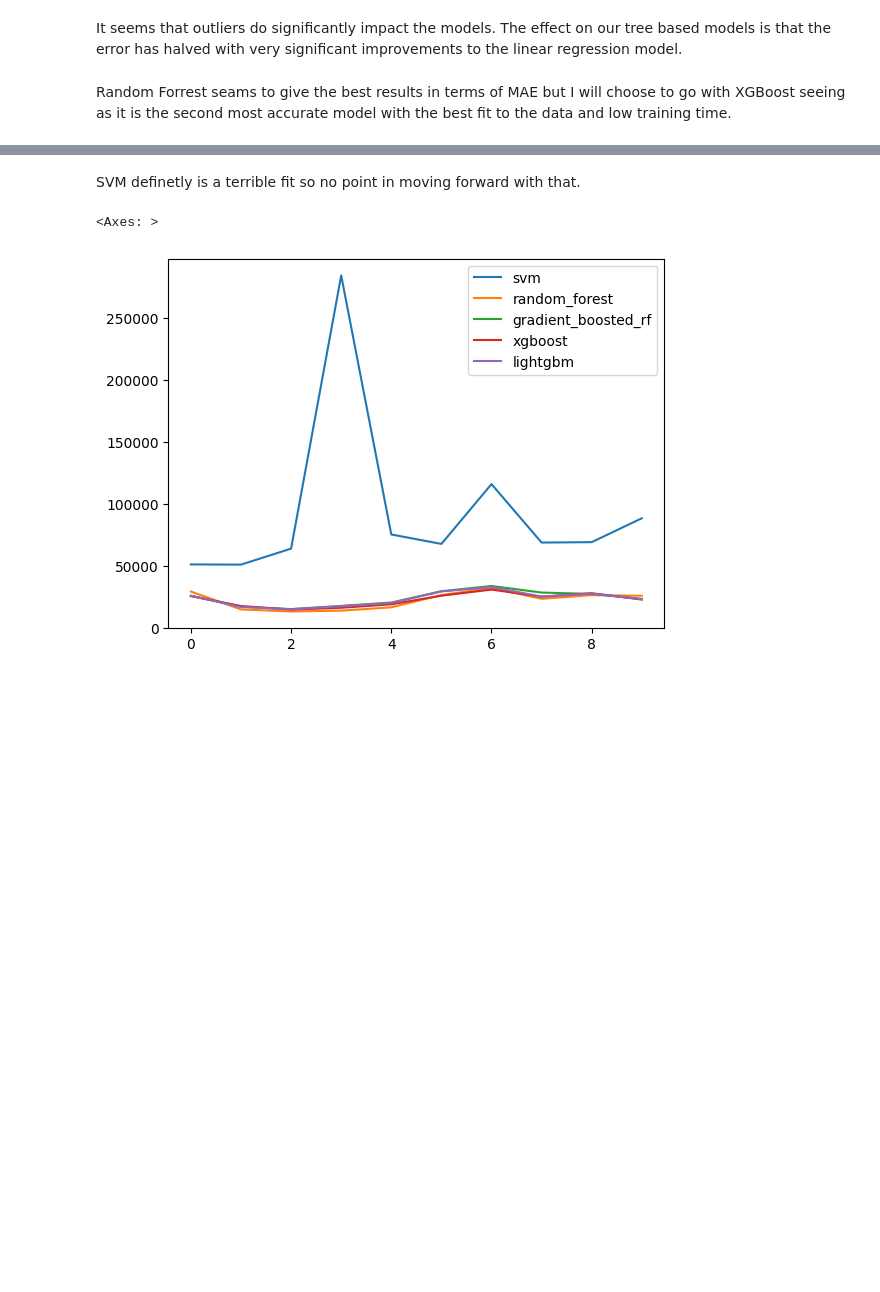
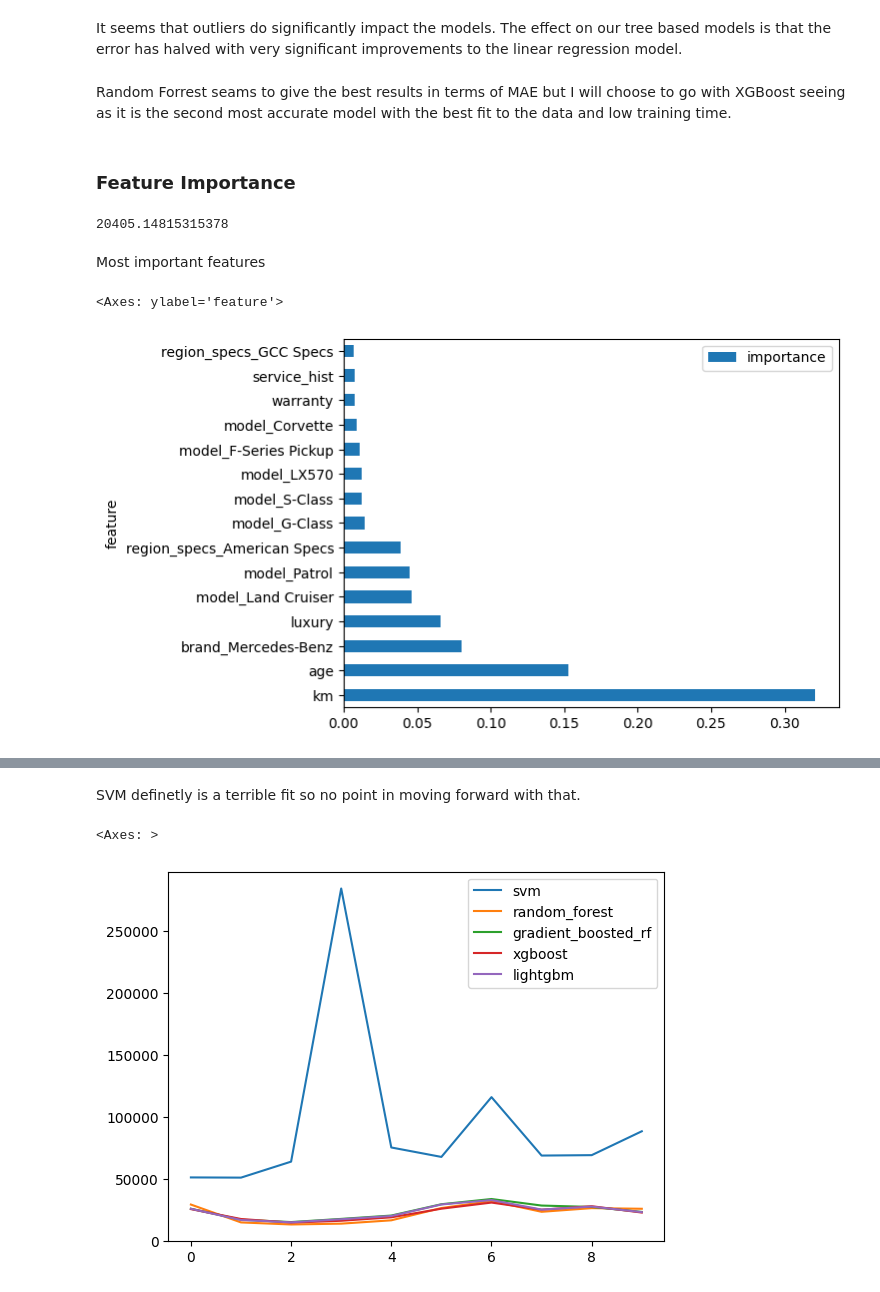
Before and after one commit to Shaheerairaj/car-value-estimator-team, a Jupyter notebook: Model Building/modelling_shaheer.ipynb, the cells around one changed output, grey strips where cells are left out. Saved outputs shown, nothing was run; the diff lists cells and outputs as text; code cells hidden in the pictures; blank space fills up the shorter version.

Commit message:
determining feature importances

```diff
--- a/Model Building/modelling_shaheer.ipynb
+++ b/Model Building/modelling_shaheer.ipynb
@@ -264,3 +264,54 @@ And if memory is not enough, you can set `force_col_wise=true`.
 It seems that outliers do significantly impact the models. The effect on our tree based models is that the error has halved with very significant improvements to the linear regression model.
 # %% [markdown]
 Random Forrest seams to give the best results in terms of MAE but I will choose to go with XGBoost seeing as it is the second most accurate model with the best fit to the data and low training time.
+# %% [markdown]
+### Feature Importance
+# %%
+pipeline = Pipeline(steps=[
+    ('preprocessor',preprocessor),
+    ('model',RandomForestRegressor())
+])
+
+pipeline.fit(X_train, y_train)
+
+y_pred = pipeline.predict(X_test)
+
+rf_cv_scores = cross_val_score(pipeline, X_train, y_train, cv=10, scoring='neg_mean_absolute_error')
+
+-rf_cv_scores.mean()
+# %% [output]
+20405.14815315378
+# %%
+# Extract the trained RandomForestRegressor from the pipeline
+model = pipeline.named_steps['model']
+
+# Get the feature importances from the RandomForestRegressor
+feature_importances = model.feature_importances_
+
+# Get the feature names from each transformer
+ohe = pipeline.named_steps['preprocessor'].named_transformers_['cat'].named_steps['onehot']
+ohe_feature_names = ohe.get_feature_names_out(categorical_features)
+
+preprocessed_feature_names = np.concatenate([
+    numerical_features,       # Numerical features
+    ohe_feature_names,        # One-hot encoded categorical features
+    binary_features           # Binary features
+])
+
+# Create a dataframe for better visualization
+
+feature_importances_df = pd.DataFrame({
+    'feature': preprocessed_feature_names,
+    'importance': feature_importances
+})
+
+# Sort by importance
+feature_importances_df = feature_importances_df.sort_values(by='importance', ascending=False)
+# print(feature_importances_df)
+# %% [markdown]
+Most important features
+# %%
+feature_importances_df.head(15).plot(kind='barh', x='feature')
+# %% [output]
+<Axes: ylabel='feature'>
+[figure, added]
```
Also changed, not shown: parts of 8 cells of this notebook.
